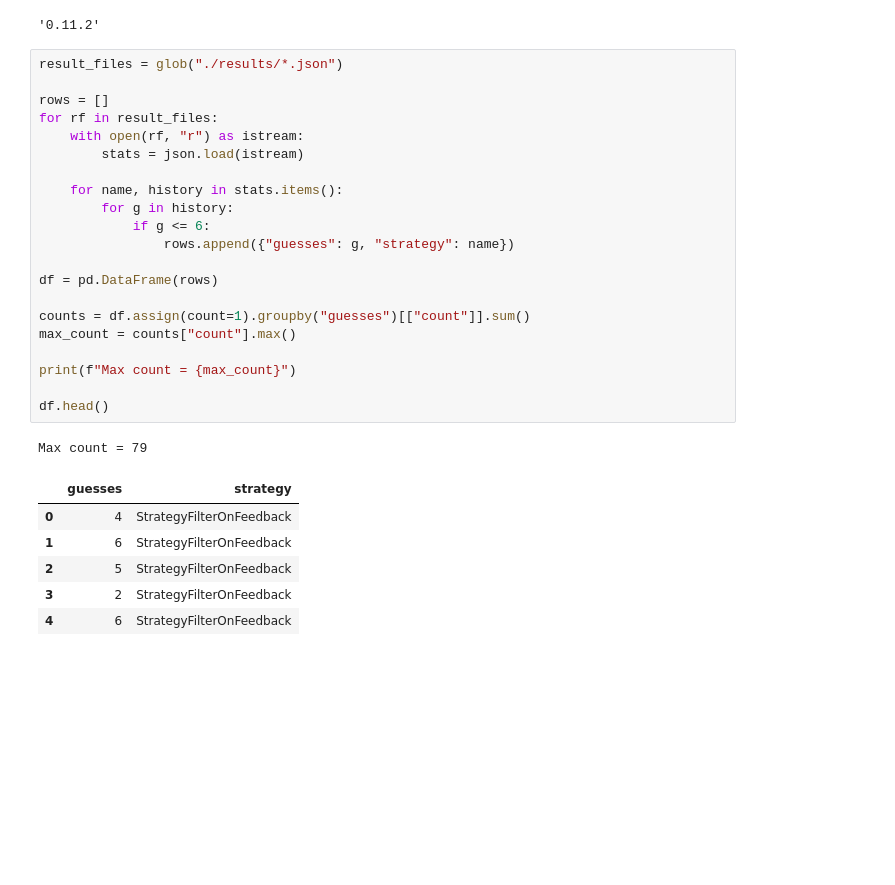
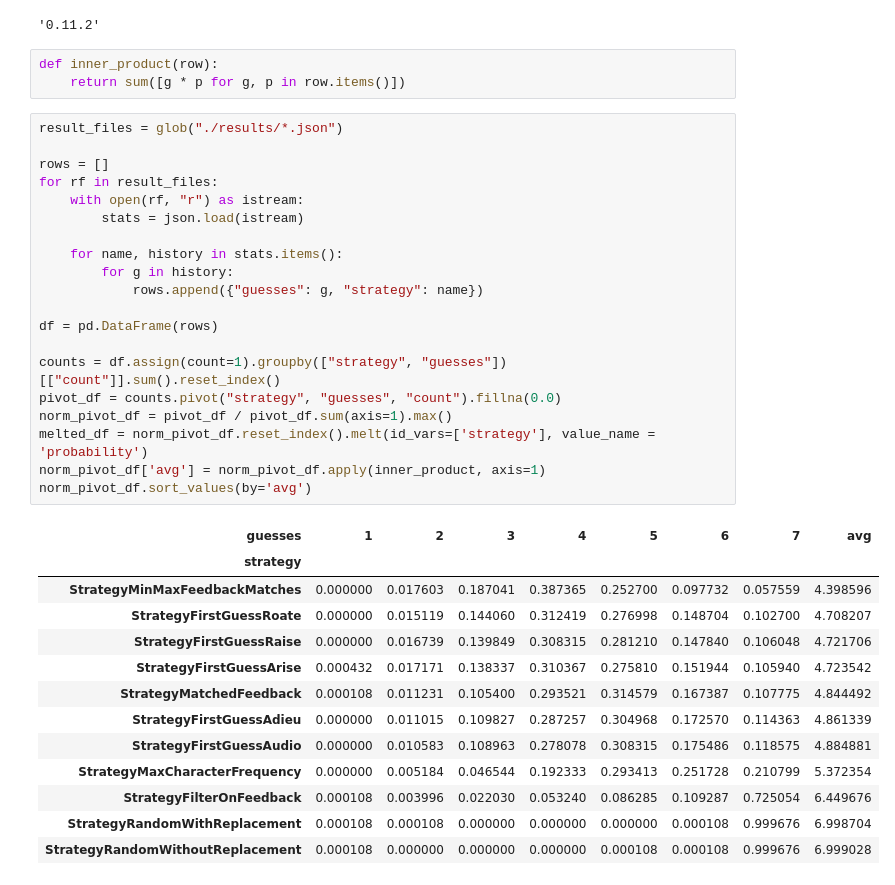
Before and after one commit to dmonroe85/wordle_experiments, a Jupyter notebook: Analyze.ipynb, the cells around one changed output. Cells and saved outputs as stored; diff of their text form; blank space fills up the shorter version.

```diff
--- a/Analyze.ipynb
+++ b/Analyze.ipynb
@@ -21,32 +21,40 @@ figsize(15, 9)
 sns.__version__
 # %% [output]
 '0.11.2'
+# %%
+def inner_product(row):
+    return sum([g * p for g, p in row.items()])
 # %%
 result_files = glob("./results/*.json")
 
 rows = []
 for rf in result_files:
     with open(rf, "r") as istream:
         stats = json.load(istream)
 
     for name, history in stats.items():
         for g in history:
-            if g <= 6:
-                rows.append({"guesses": g, "strategy": name})
+            rows.append({"guesses": g, "strategy": name})
 
 df = pd.DataFrame(rows)
 
-counts = df.assign(count=1).groupby("guesses")[["count"]].sum()
-max_count = counts["count"].max()
-
-print(f"Max count = {max_count}")
-
-df.head()
+counts = df.assign(count=1).groupby(["strategy", "guesses"])[["count"]].sum().reset_index()
+pivot_df = counts.pivot("strategy", "guesses", "count").fillna(0.0)
+norm_pivot_df = pivot_df / pivot_df.sum(axis=1).max()
+melted_df = norm_pivot_df.reset_index().melt(id_vars=['strategy'], value_name = 'probability')
+norm_pivot_df['avg'] = norm_pivot_df.apply(inner_product, axis=1)
+norm_pivot_df.sort_values(by='avg')
 # %% [output]
-Max count = 79
-|  | guesses | strategy |
-| 0 | 4 | StrategyFilterOnFeedback |
-| 1 | 6 | StrategyFilterOnFeedback |
-| 2 | 5 | StrategyFilterOnFeedback |
-| 3 | 2 | StrategyFilterOnFeedback |
-| 4 | 6 | StrategyFilterOnFeedback |
+| guesses | 1 | 2 | 3 | 4 | 5 | 6 | 7 | avg |
+| strategy |  |  |  |  |  |  |  |  |
+| StrategyMinMaxFeedbackMatches | 0.000000 | 0.017603 | 0.187041 | 0.387365 | 0.252700 | 0.097732 | 0.057559 | 4.398596 |
+| StrategyFirstGuessRoate | 0.000000 | 0.015119 | 0.144060 | 0.312419 | 0.276998 | 0.148704 | 0.102700 | 4.708207 |
+| StrategyFirstGuessRaise | 0.000000 | 0.016739 | 0.139849 | 0.308315 | 0.281210 | 0.147840 | 0.106048 | 4.721706 |
+| StrategyFirstGuessArise | 0.000432 | 0.017171 | 0.138337 | 0.310367 | 0.275810 | 0.151944 | 0.105940 | 4.723542 |
+| StrategyMatchedFeedback | 0.000108 | 0.011231 | 0.105400 | 0.293521 | 0.314579 | 0.167387 | 0.107775 | 4.844492 |
+| StrategyFirstGuessAdieu | 0.000000 | 0.011015 | 0.109827 | 0.287257 | 0.304968 | 0.172570 | 0.114363 | 4.861339 |
+| StrategyFirstGuessAudio | 0.000000 | 0.010583 | 0.108963 | 0.278078 | 0.308315 | 0.175486 | 0.118575 | 4.884881 |
+| StrategyMaxCharacterFrequency | 0.000000 | 0.005184 | 0.046544 | 0.192333 | 0.293413 | 0.251728 | 0.210799 | 5.372354 |
+| StrategyFilterOnFeedback | 0.000108 | 0.003996 | 0.022030 | 0.053240 | 0.086285 | 0.109287 | 0.725054 | 6.449676 |
+| StrategyRandomWithReplacement | 0.000108 | 0.000108 | 0.000000 | 0.000000 | 0.000000 | 0.000108 | 0.999676 | 6.998704 |
+| StrategyRandomWithoutReplacement | 0.000108 | 0.000000 | 0.000000 | 0.000000 | 0.000108 | 0.000108 | 0.999676 | 6.999028 |
```
Also changed, not shown: parts of 3 cells of this notebook, 9 other files.
